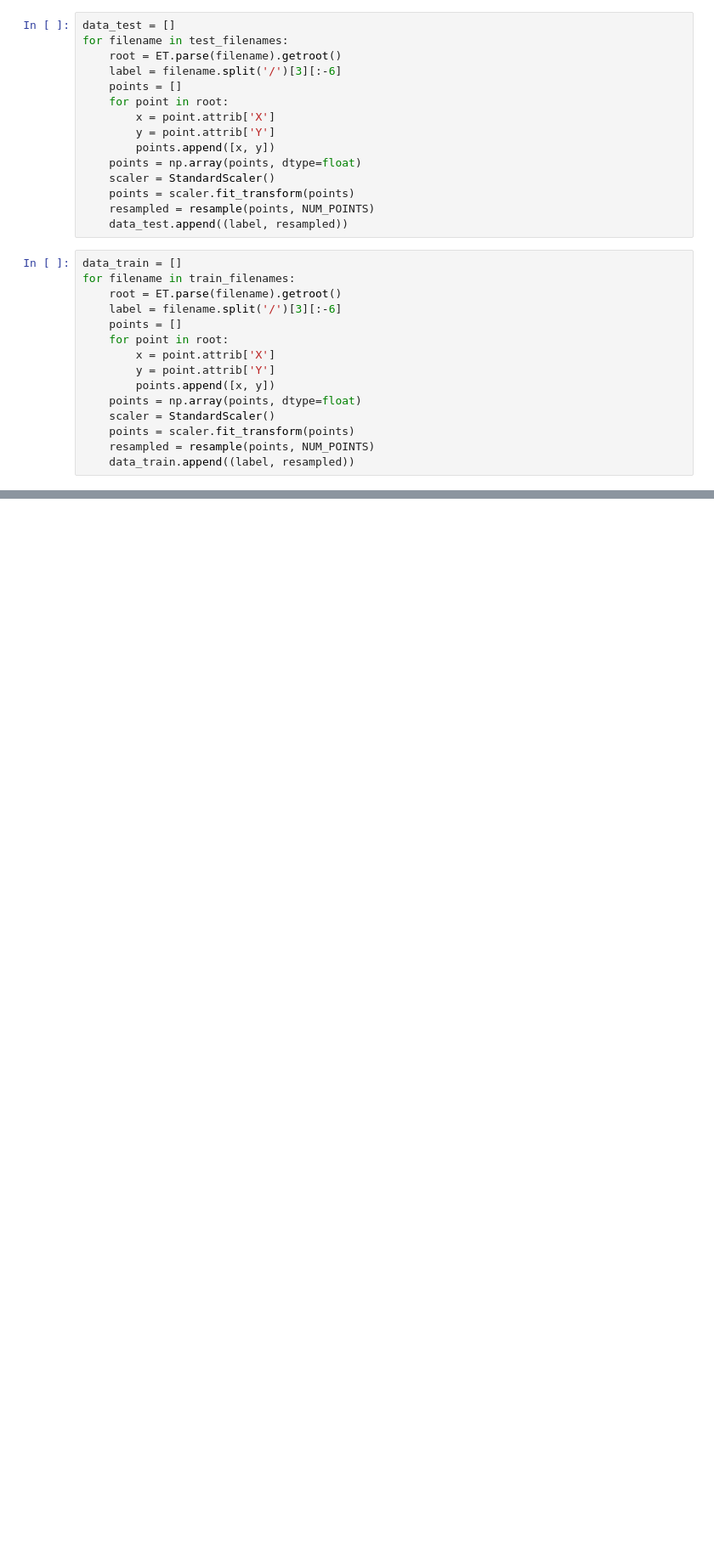
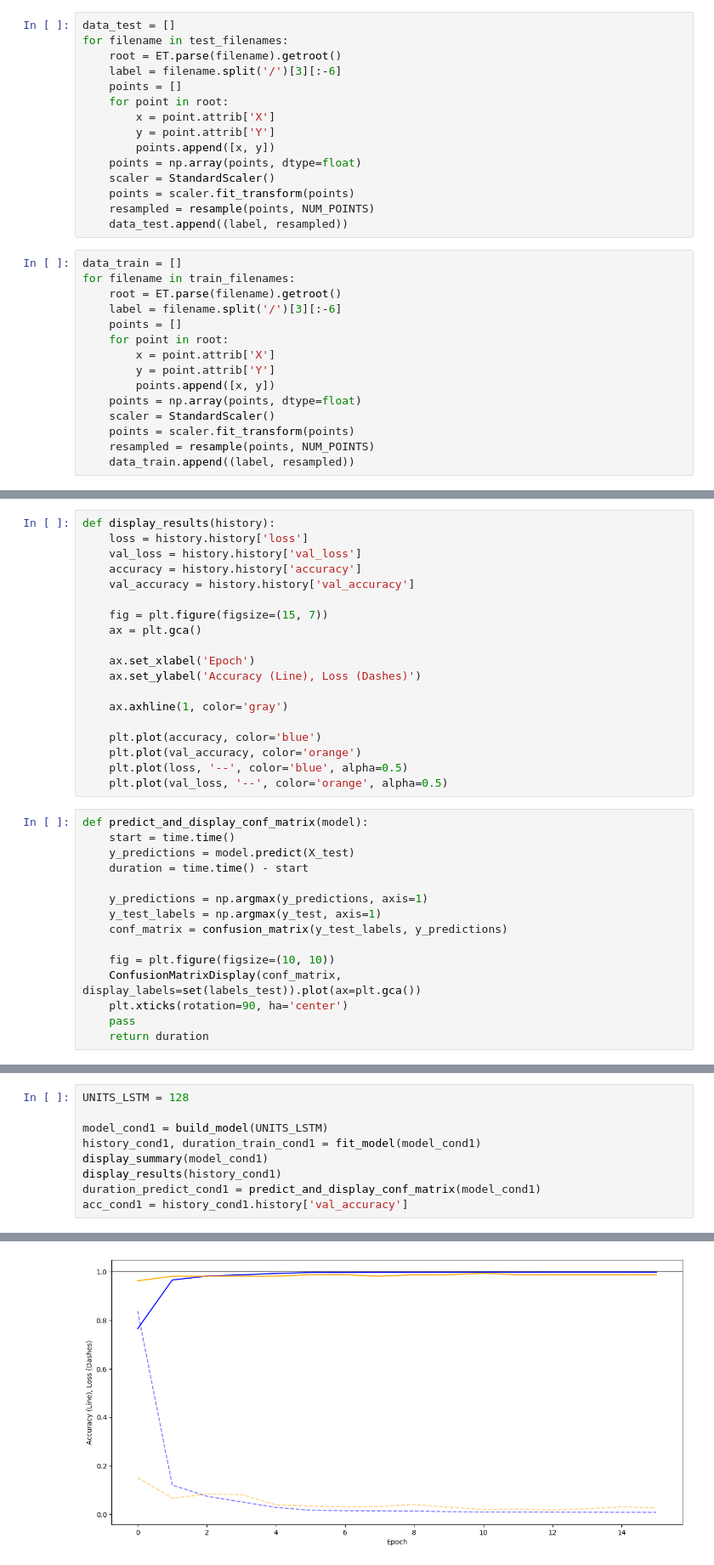
Before and after one commit to ITT23/assignment-06-gesture-recognition-tina-e, a Jupyter notebook: unistroke-gestures.ipynb, the cells around one changed output, grey strips where cells are left out. Shown at 85% size. Cells and saved outputs as stored; diff of their text form; blank space fills up the shorter version.

```diff
--- a/unistroke-gestures.ipynb
+++ b/unistroke-gestures.ipynb
@@ -159 +176,35 @@ print(y_test)
+# %%
+def display_results(history):
+    loss = history.history['loss']
+    val_loss = history.history['val_loss']
+    accuracy = history.history['accuracy']
+    val_accuracy = history.history['val_accuracy']
+
+    fig = plt.figure(figsize=(15, 7))
+    ax = plt.gca()
+
+    ax.set_xlabel('Epoch')
+    ax.set_ylabel('Accuracy (Line), Loss (Dashes)')
+
+    ax.axhline(1, color='gray')
+
+    plt.plot(accuracy, color='blue')
+    plt.plot(val_accuracy, color='orange')
+    plt.plot(loss, '--', color='blue', alpha=0.5)
+    plt.plot(val_loss, '--', color='orange', alpha=0.5)
+# %%
+def predict_and_display_conf_matrix(model):
+    start = time.time()
+    y_predictions = model.predict(X_test)
+    duration = time.time() - start
+
+    y_predictions = np.argmax(y_predictions, axis=1)
+    y_test_labels = np.argmax(y_test, axis=1)
+    conf_matrix = confusion_matrix(y_test_labels, y_predictions)
+
+    fig = plt.figure(figsize=(10, 10))
+    ConfusionMatrixDisplay(conf_matrix, display_labels=set(labels_test)).plot(ax=plt.gca())
+    plt.xticks(rotation=90, ha='center')
+    pass
+    return duration
 # %%
@@ -265,0 +216,10 @@ pass
+# %%
+UNITS_LSTM = 128
+
+model_cond1 = build_model(UNITS_LSTM)
+history_cond1, duration_train_cond1 = fit_model(model_cond1)
+display_summary(model_cond1)
+display_results(history_cond1)
+duration_predict_cond1 = predict_and_display_conf_matrix(model_cond1)
+acc_cond1 = history_cond1.history['val_accuracy']
+# %% [output]
@@ -265,0 +243 @@ pass
+[figure, added]
```
Also changed, not shown: parts of 33 cells of this notebook, 1 other file.
